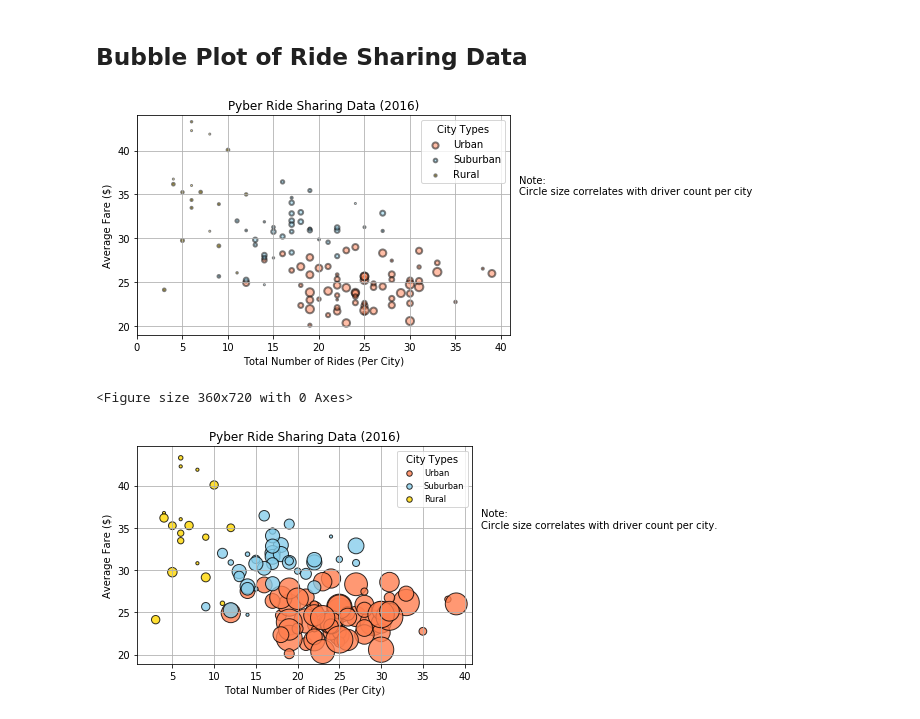
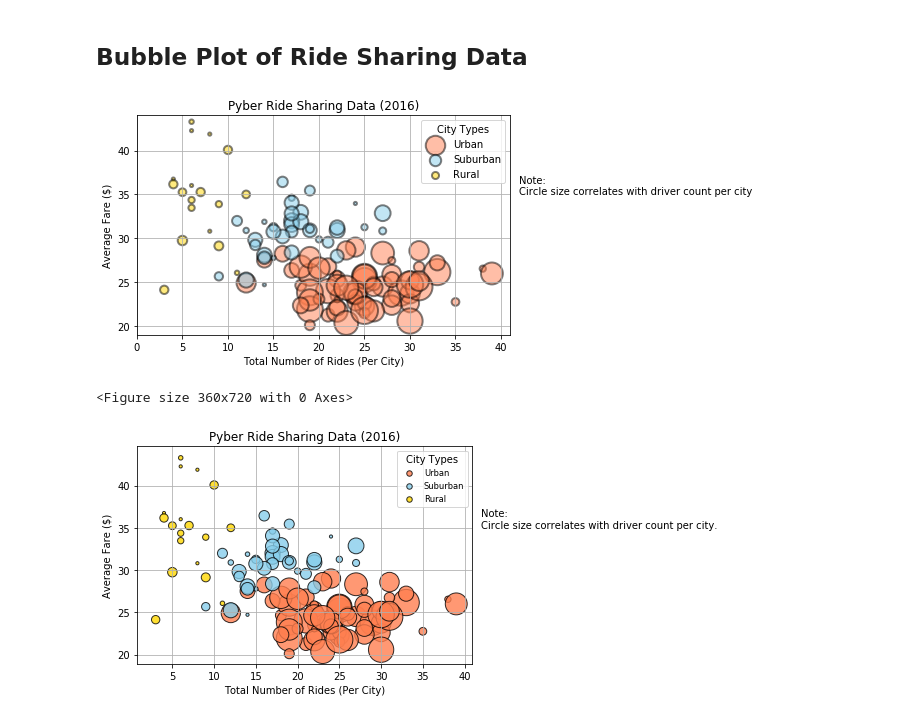
Before and after one commit to jaeglee94/allHomework, a Jupyter notebook: 5 Matplotlib Homework/Pyber/pyber_starter.ipynb, the cells around one changed output. Saved outputs shown, nothing was run; the diff lists cells and outputs as text; code cells hidden in the pictures.

Commit message:
updating bubble chart

```diff
--- a/5 Matplotlib Homework/Pyber/pyber_starter.ipynb
+++ b/5 Matplotlib Homework/Pyber/pyber_starter.ipynb
@@ -49,38 +49,38 @@ suburbanDriver = cityData[cityData["type"]=="Suburban"]
 suburbanDriver = suburbanDriver.sort_values("city").reset_index(drop=True)
 suburbanDriver = suburbanDriver["driver_count"]
 ruralDriver = cityData[cityData["type"]=="Rural"]
 ruralDriver = ruralDriver.sort_values("city").reset_index(drop=True)
 ruralDriver = ruralDriver["driver_count"]
 
 # Build the scatter plots for each city types
-plt.scatter(urbanCount,urbanFare,marker = "o",s = urbanDriver,alpha=0.5,facecolor="coral", \
+plt.scatter(urbanCount,urbanFare,marker = "o",s = urbanDriver*10,alpha=0.5,facecolor="coral", \
             edgecolors="black", linewidths = 2)
-plt.scatter(suburbanCount,suburbanFare,marker = "o",s = suburbanDriver,alpha=0.5,facecolor="SkyBlue", \
-            edgecolors="black", linewidths = 2,)
-plt.scatter(ruralCount,ruralFare,marker = "o",s = ruralDriver,alpha=0.5,facecolor="Gold", \
+plt.scatter(suburbanCount,suburbanFare,marker = "o",s = suburbanDriver*10,alpha=0.5,facecolor="SkyBlue", \
+            edgecolors="black", linewidths = 2)
+plt.scatter(ruralCount,ruralFare,marker = "o",s = ruralDriver*10,alpha=0.5,facecolor="Gold", \
             edgecolors="black", linewidths = 2)
 plt.grid()
 plt.title("Pyber Ride Sharing Data (2016)")
 plt.xlabel("Total Number of Rides (Per City)")
 plt.ylabel("Average Fare ($)")
 plt.xlim(0,41)
 plt.ylim(19,44)
 plt.legend(["Urban", "Suburban", "Rural"],title = "City Types",loc = "upper right")
 plt.tight_layout()
 plt.text(42,35,"Note: \nCircle size correlates with driver count per city")
 plt.figure(figsize = (5,10))
 plt.show()
 
 # Incorporate the other graph properties
 
 
 # Create a legend
 
 # Incorporate a text label regarding circle size
 
 # Save Figure
 # %% [output]
-[figure, old version]
+[figure, new version]
 <Figure size 360x720 with 0 Axes>
 # %%
 # Show plot
```
